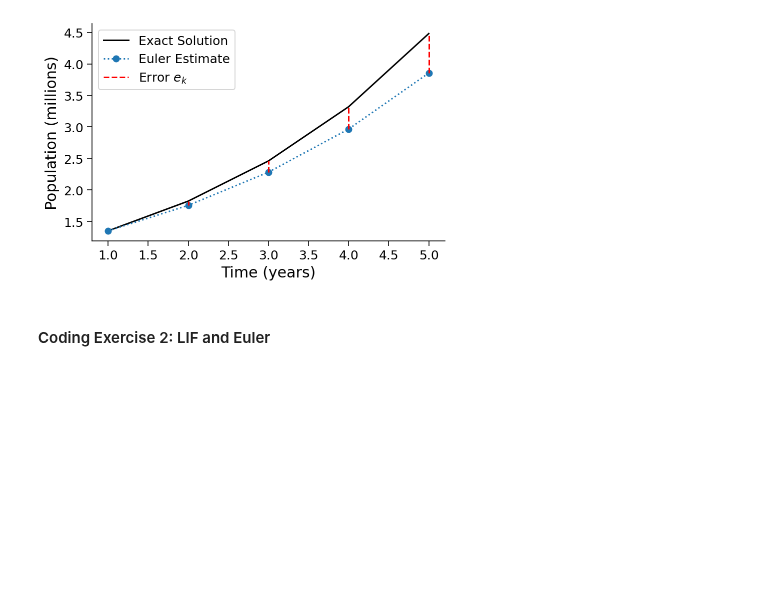
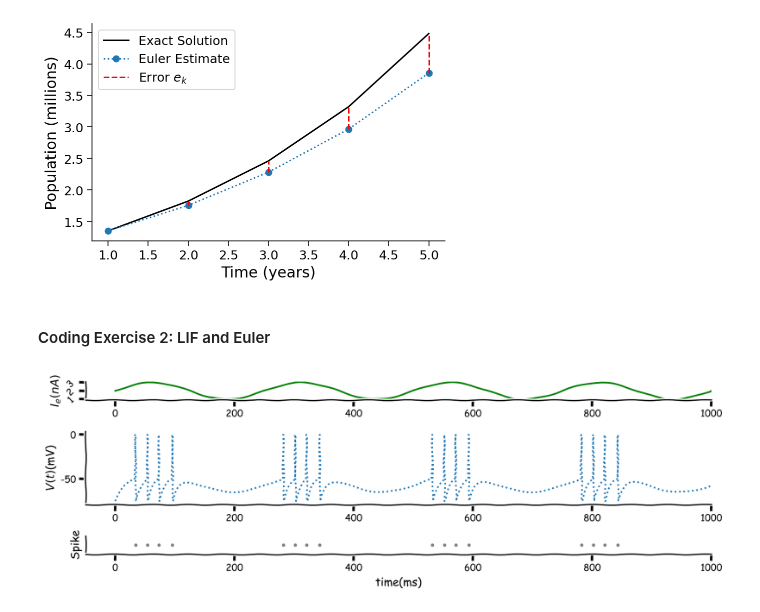
Before and after one commit to ivonnerubio/Neuromatch-Academy-Computational-Neuroscience, a Jupyter notebook: Calculus/Numerical Equations.ipynb, the cells around one changed output. Cells and saved outputs as stored; diff of their text form; code cells hidden in the pictures; blank space fills up the shorter version.

Commit message:
adding LIF and Euler

```diff
--- a/Calculus/Numerical Equations.ipynb
+++ b/Calculus/Numerical Equations.ipynb
@@ -247,25 +247,53 @@ visualize_population_approx(t,p)
 # %%
 def Euler_Integrate_and_Fire(I, time, dt):
     """
     Args:
         I: Input
         time: time
         dt: time-step
     Returns:
         Spike: Spike count
         Spike_time: Spike times
         V: membrane potential esitmated by the Euler method
     """
 
 
     Spike = 0
     tau_m = 10
     R_m = 10
     t_isi = 0
     V_reset = E_L = -75
     n = len(time)
     V = V_reset * np.ones(n)
     V_th = -50
     Spike_time = []
 
+
+
     for k in range(n-1):
+        dV = (-(V[k] - E_L) + R_m * I[k])/ tau_m
+        V[k+1] = V[k] + dt*dV
+
+        # Discontinuity for Spike
+        if V[k] > V_th:
+            V[k] = 0
+            V[k+1] = V_reset
+            t_isi = time[k]
+            Spike = Spike +1
+            Spike_time = np.append(Spike_time, time[k])
+
+    return Spike, Spike_time, V
+
+# Setup time step and current
+dt = 1
+t = np.arange(0,1000, dt)
+I = np.sin(4 * 2 * np.pi * t/1000) + 2
+
+
+# Model integrate and fire neuron
+Spike, Spike_time, V = Euler_Integrate_and_Fire(I,t,dt)
+
+# Visualize
+plot_IF(t,V,I,Spike_time)
+# %% [output]
+[figure, added]
```
